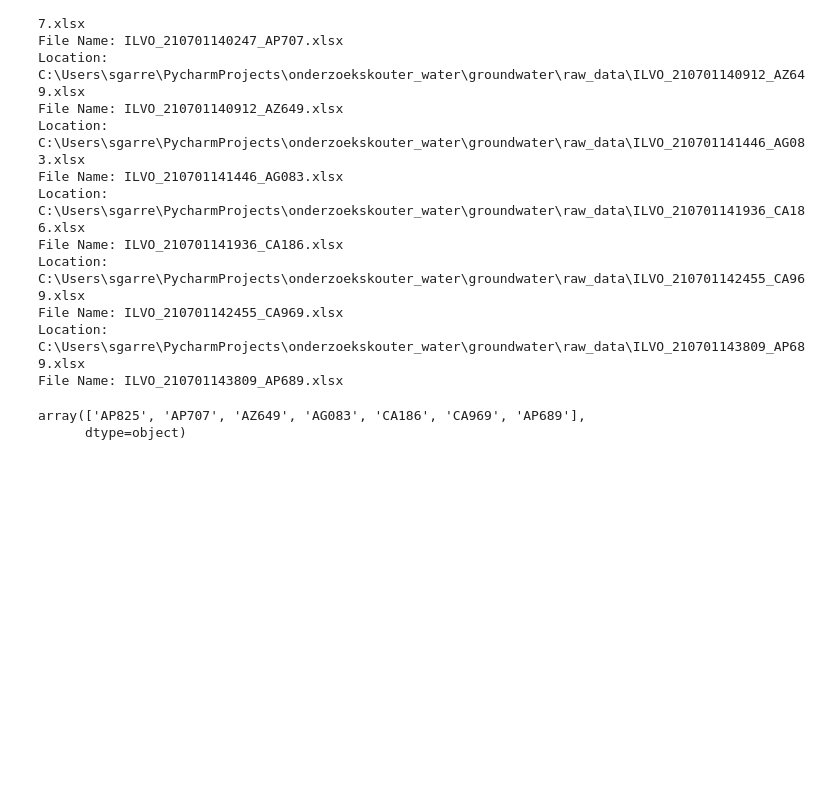
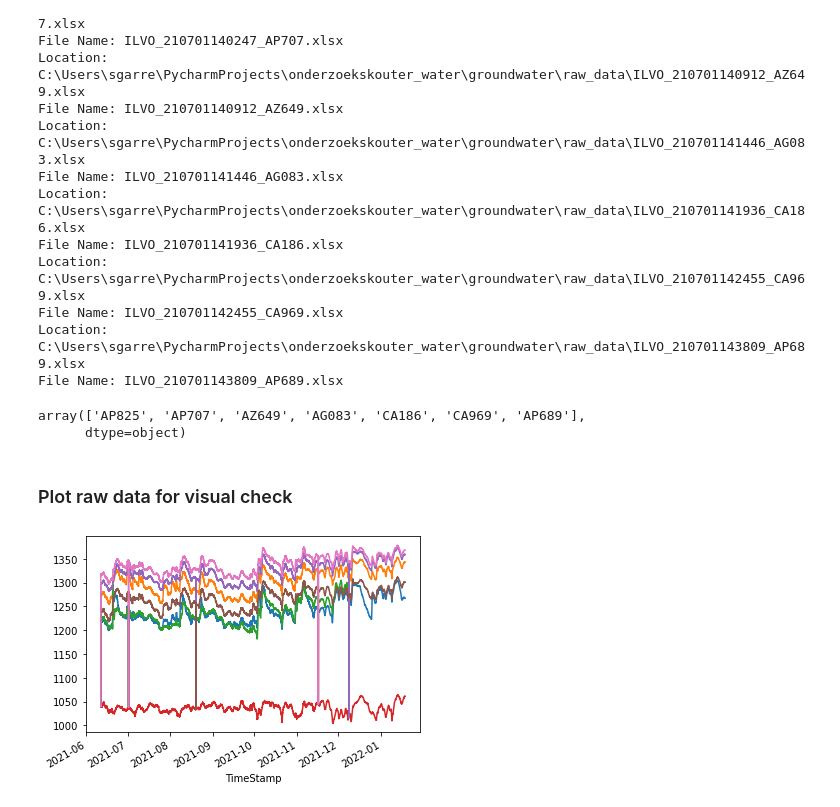
Before and after one commit to sarahgarre/onderzoekskouter_water, a Jupyter notebook: groundwater/Groundwater data processing.ipynb, the cells around one changed output. Drawn from its saved outputs; the diff is of its cells as text; code cells hidden in the pictures; blank space fills up the shorter version.

Commit message:
upload raw data and script to read them

```diff
--- a/groundwater/Groundwater data processing.ipynb
+++ b/groundwater/Groundwater data processing.ipynb
@@ -54,3 +56,17 @@ GWdata.SerialNumber.unique()
 # %% [output]
 array(['AP825', 'AP707', 'AZ649', 'AG083', 'CA186', 'CA969', 'AP689'],
       dtype=object)
+# %% [markdown]
+### Plot raw data for visual check
+# %%
+loggers = GWdata.SerialNumber.unique()
+
+# gca stands for 'get current axis'
+ax = plt.gca()
+
+GWdata.groupby('SerialNumber')['Pressure'].plot(kind='line',x='TimeStamp',y='Pressure',ax=ax, legend= Tru)
+
+
+plt.show()
+# %% [output]
+[figure, added]
```
Also changed, not shown: parts of 4 cells of this notebook.
